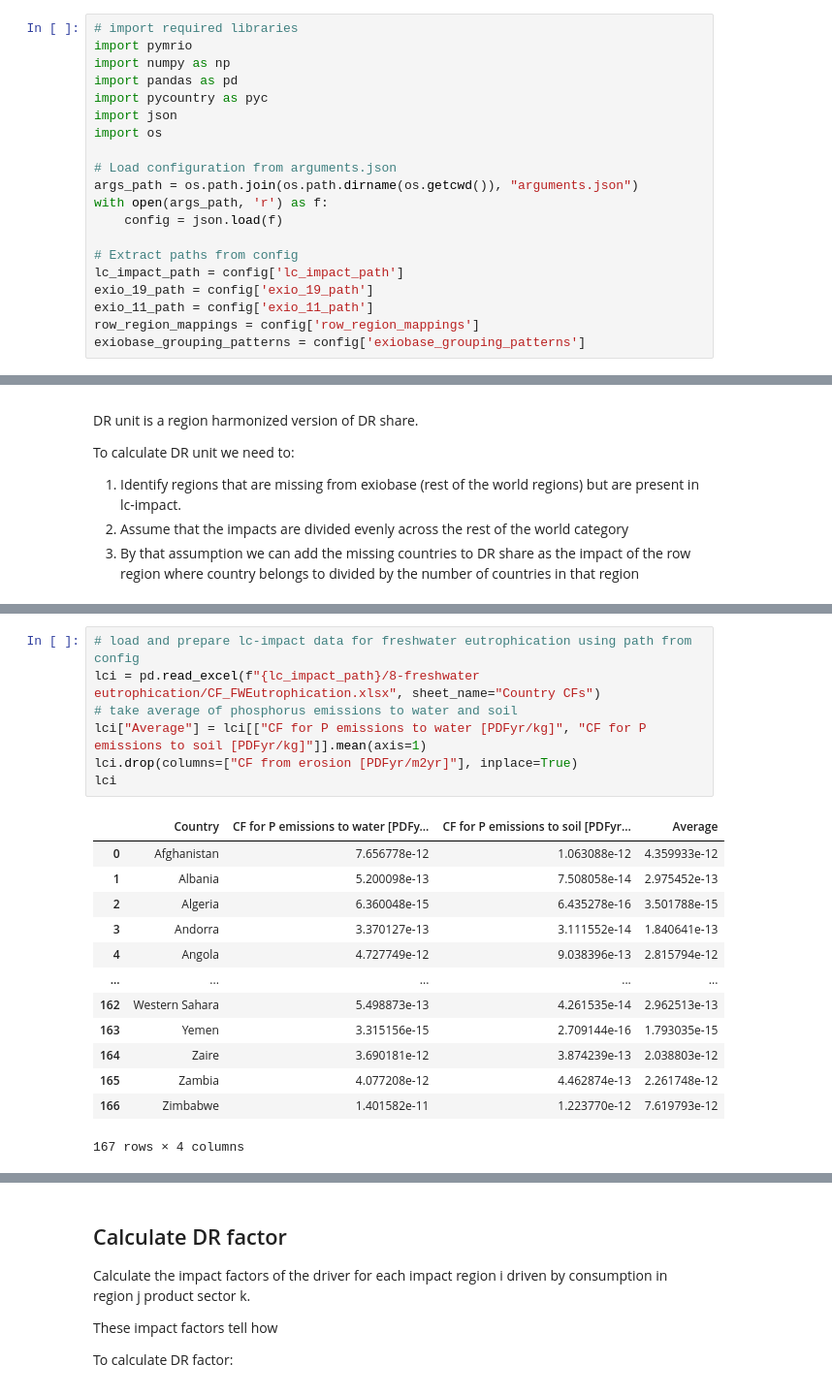
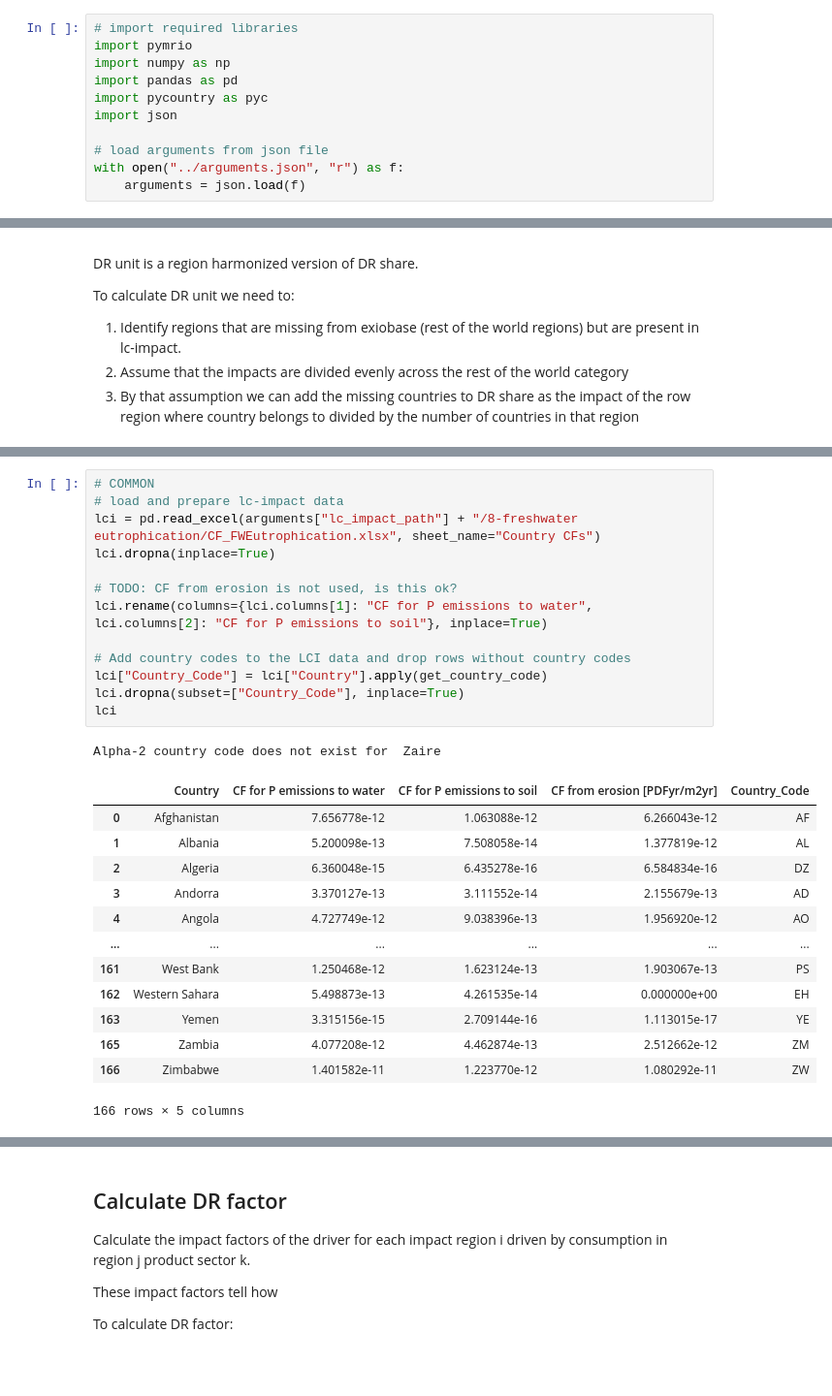
Before and after one commit to tterimaa/pdf-calculation, a Jupyter notebook: notebooks/pdf-eutrophication-freshwater.ipynb, the cells around one changed output, grey strips where cells are left out. Shown: that part at 97% size. Cells and saved outputs as stored; diff of their text form; blank space fills up the shorter version.

Commit message:
unify pdf-eutrophication-freshwater

```diff
--- a/notebooks/pdf-eutrophication-freshwater.ipynb
+++ b/notebooks/pdf-eutrophication-freshwater.ipynb
@@ -14,18 +16,9 @@ import numpy as np
 import pandas as pd
 import pycountry as pyc
 import json
-import os
 
-# Load configuration from arguments.json
-args_path = os.path.join(os.path.dirname(os.getcwd()), "arguments.json")
-with open(args_path, 'r') as f:
-    config = json.load(f)
-
-# Extract paths from config
-lc_impact_path = config['lc_impact_path']
-exio_19_path = config['exio_19_path']
-exio_11_path = config['exio_11_path']
-row_region_mappings = config['row_region_mappings']
-exiobase_grouping_patterns = config['exiobase_grouping_patterns']
+# load arguments from json file
+with open("../arguments.json", "r") as f:
+    arguments = json.load(f)
 # %%
 # exiobase 2011 is used for calculating share of stressor for each region-product pair
@@ -236,22 +229,29 @@ Unique regions:  248
 # %%
-# load and prepare lc-impact data for freshwater eutrophication using path from config
-lci = pd.read_excel(f"{lc_impact_path}/8-freshwater eutrophication/CF_FWEutrophication.xlsx", sheet_name="Country CFs")
-# take average of phosphorus emissions to water and soil
-lci["Average"] = lci[["CF for P emissions to water [PDFyr/kg]", "CF for P emissions to soil [PDFyr/kg]"]].mean(axis=1)
-lci.drop(columns=["CF from erosion [PDFyr/m2yr]"], inplace=True)
+# COMMON
+# load and prepare lc-impact data
+lci = pd.read_excel(arguments["lc_impact_path"] + "/8-freshwater eutrophication/CF_FWEutrophication.xlsx", sheet_name="Country CFs")
+lci.dropna(inplace=True)
+
+# TODO: CF from erosion is not used, is this ok?
+lci.rename(columns={lci.columns[1]: "CF for P emissions to water", lci.columns[2]: "CF for P emissions to soil"}, inplace=True)
+
+# Add country codes to the LCI data and drop rows without country codes
+lci["Country_Code"] = lci["Country"].apply(get_country_code)
+lci.dropna(subset=["Country_Code"], inplace=True)
 lci
 # %% [output]
+Alpha-2 country code does not exist for  Zaire
-|  | Country | CF for P emissions to water [PDFy... | CF for P emissions to soil [PDFyr... | Average |
-| 0 | Afghanistan | 7.656778e-12 | 1.063088e-12 | 4.359933e-12 |
-| 1 | Albania | 5.200098e-13 | 7.508058e-14 | 2.975452e-13 |
-| 2 | Algeria | 6.360048e-15 | 6.435278e-16 | 3.501788e-15 |
-| 3 | Andorra | 3.370127e-13 | 3.111552e-14 | 1.840641e-13 |
-| 4 | Angola | 4.727749e-12 | 9.038396e-13 | 2.815794e-12 |
-| ... | ... | ... | ... | ... |
-| 162 | Western Sahara | 5.498873e-13 | 4.261535e-14 | 2.962513e-13 |
-| 163 | Yemen | 3.315156e-15 | 2.709144e-16 | 1.793035e-15 |
-| 164 | Zaire | 3.690181e-12 | 3.874239e-13 | 2.038803e-12 |
-| 165 | Zambia | 4.077208e-12 | 4.462874e-13 | 2.261748e-12 |
-| 166 | Zimbabwe | 1.401582e-11 | 1.223770e-12 | 7.619793e-12 |
+|  | Country | CF for P emissions to water | CF for P emissions to soil | CF from erosion [PDFyr/m2yr] | Country_Code |
+| 0 | Afghanistan | 7.656778e-12 | 1.063088e-12 | 6.266043e-12 | AF |
+| 1 | Albania | 5.200098e-13 | 7.508058e-14 | 1.377819e-12 | AL |
+| 2 | Algeria | 6.360048e-15 | 6.435278e-16 | 6.584834e-16 | DZ |
+| 3 | Andorra | 3.370127e-13 | 3.111552e-14 | 2.155679e-13 | AD |
+| 4 | Angola | 4.727749e-12 | 9.038396e-13 | 1.956920e-12 | AO |
+| ... | ... | ... | ... | ... | ... |
+| 161 | West Bank | 1.250468e-12 | 1.623124e-13 | 1.903067e-13 | PS |
+| 162 | Western Sahara | 5.498873e-13 | 4.261535e-14 | 0.000000e+00 | EH |
+| 163 | Yemen | 3.315156e-15 | 2.709144e-16 | 1.113015e-17 | YE |
+| 165 | Zambia | 4.077208e-12 | 4.462874e-13 | 2.512662e-12 | ZM |
+| 166 | Zimbabwe | 1.401582e-11 | 1.223770e-12 | 1.080292e-11 | ZW |
-167 rows × 4 columns
+166 rows × 5 columns
 # %%
```
Also changed, not shown: parts of 26 cells of this notebook, 2 other files.
